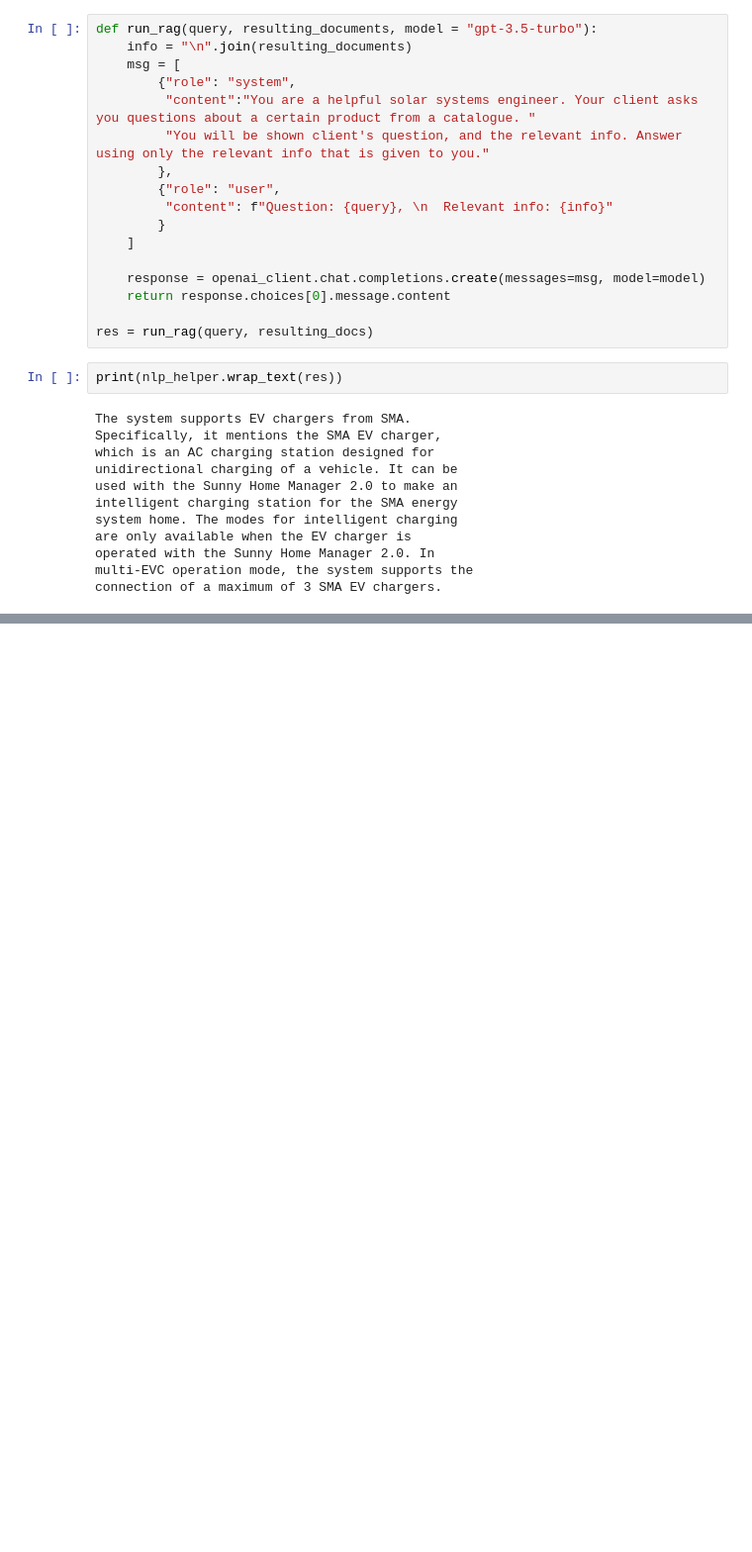
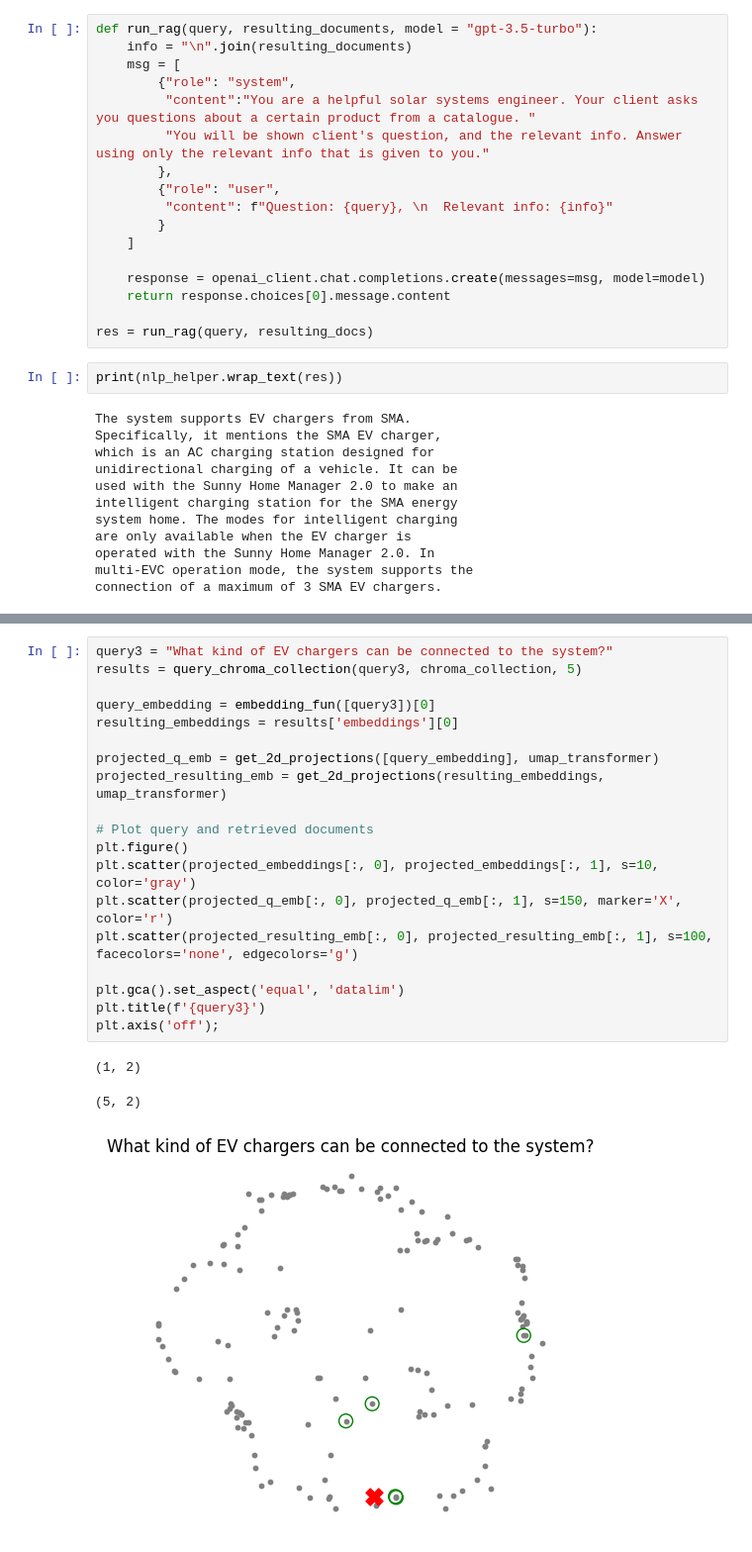
Before and after one commit to tkra90/nlp, a Jupyter notebook: notebooks/03-Chroma+RAG.ipynb, the cells around one changed output, grey strips where cells are left out. Shown at 99% size. Drawn from its saved outputs; the diff is of its cells as text; blank space fills up the shorter version.

```diff
--- a/notebooks/03-Chroma+RAG.ipynb
+++ b/notebooks/03-Chroma+RAG.ipynb
@@ -236,0 +394,23 @@ connection of a maximum of 3 SMA EV chargers.
+# %%
+query3 = "What kind of EV chargers can be connected to the system?"
+results = query_chroma_collection(query3, chroma_collection, 5)
+
+query_embedding = embedding_fun([query3])[0]
+resulting_embeddings = results['embeddings'][0]
+
+projected_q_emb = get_2d_projections([query_embedding], umap_transformer)
+projected_resulting_emb = get_2d_projections(resulting_embeddings, umap_transformer)
+
+# Plot query and retrieved documents
+plt.figure()
+plt.scatter(projected_embeddings[:, 0], projected_embeddings[:, 1], s=10, color='gray')
+plt.scatter(projected_q_emb[:, 0], projected_q_emb[:, 1], s=150, marker='X', color='r')
+plt.scatter(projected_resulting_emb[:, 0], projected_resulting_emb[:, 1], s=100, facecolors='none', edgecolors='g')
+
+plt.gca().set_aspect('equal', 'datalim')
+plt.title(f'{query3}')
+plt.axis('off');
+# %% [output]
+(1, 2)
+(5, 2)
+[figure, added]
```
Also changed, not shown: parts of 19 cells of this notebook.
